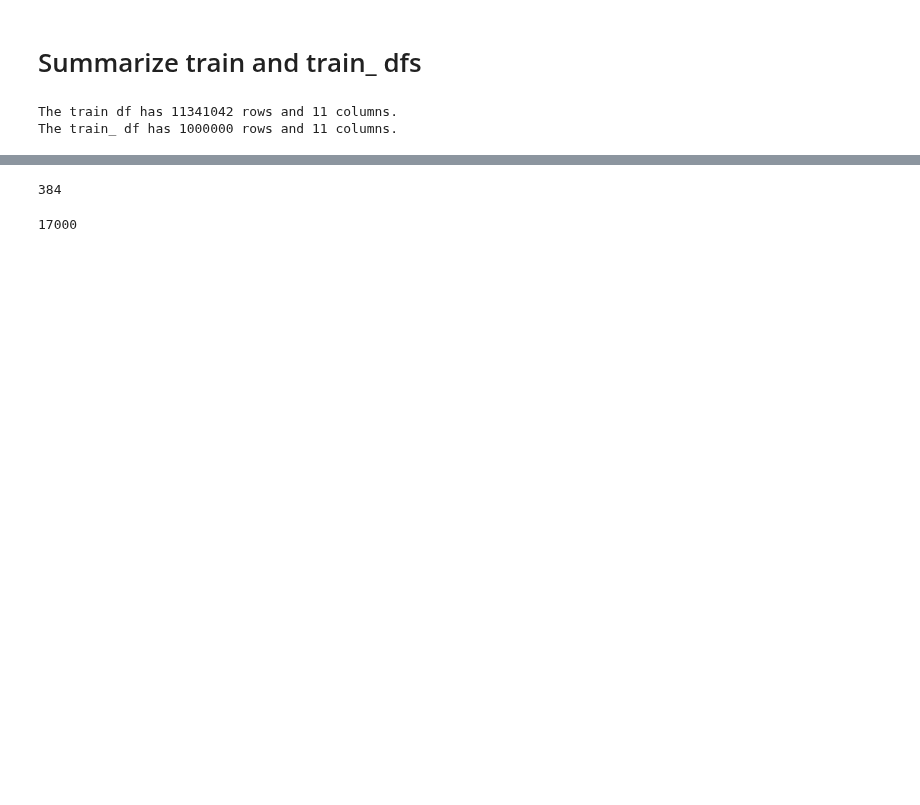
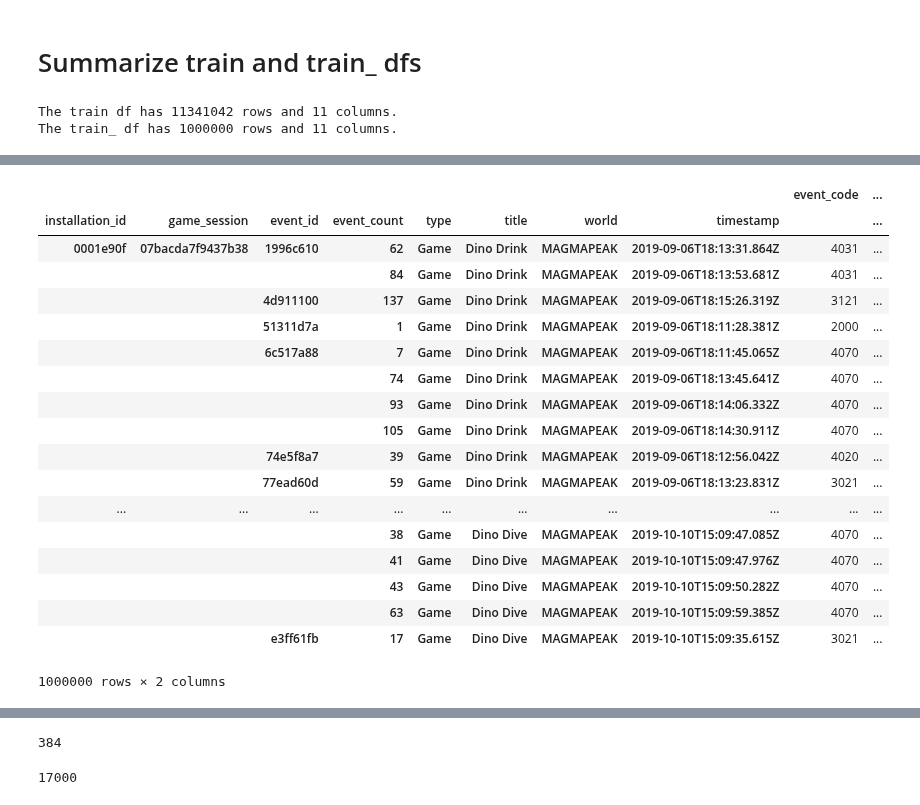
Before and after one commit to cats-in-the-hat/PBS-KIDS2, a Jupyter notebook: faith_starter.ipynb, the cells around one changed output, grey strips where cells are left out. Saved outputs shown, nothing was run; the diff lists cells and outputs as text; code cells hidden in the pictures; blank space fills up the shorter version.

```diff
--- a/faith_starter.ipynb
+++ b/faith_starter.ipynb
@@ -73,0 +172,22 @@ train_.head(1)
+# %%
+train_.groupby(['installation_id', 'game_session','event_id','event_count', 'type','title']).mean()
+# %% [output]
+|  |  |  |  |  |  |  |  | event_code | ... |
+| installation_id | game_session | event_id | event_count | type | title | world | timestamp |  | ... |
+| 0001e90f | 07bacda7f9437b38 | 1996c610 | 62 | Game | Dino Drink | MAGMAPEAK | 2019-09-06T18:13:31.864Z | 4031 | ... |
+|  |  |  | 84 | Game | Dino Drink | MAGMAPEAK | 2019-09-06T18:13:53.681Z | 4031 | ... |
+|  |  | 4d911100 | 137 | Game | Dino Drink | MAGMAPEAK | 2019-09-06T18:15:26.319Z | 3121 | ... |
+|  |  | 51311d7a | 1 | Game | Dino Drink | MAGMAPEAK | 2019-09-06T18:11:28.381Z | 2000 | ... |
+|  |  | 6c517a88 | 7 | Game | Dino Drink | MAGMAPEAK | 2019-09-06T18:11:45.065Z | 4070 | ... |
+|  |  |  | 74 | Game | Dino Drink | MAGMAPEAK | 2019-09-06T18:13:45.641Z | 4070 | ... |
+|  |  |  | 93 | Game | Dino Drink | MAGMAPEAK | 2019-09-06T18:14:06.332Z | 4070 | ... |
+|  |  |  | 105 | Game | Dino Drink | MAGMAPEAK | 2019-09-06T18:14:30.911Z | 4070 | ... |
+|  |  | 74e5f8a7 | 39 | Game | Dino Drink | MAGMAPEAK | 2019-09-06T18:12:56.042Z | 4020 | ... |
+|  |  | 77ead60d | 59 | Game | Dino Drink | MAGMAPEAK | 2019-09-06T18:13:23.831Z | 3021 | ... |
+| ... | ... | ... | ... | ... | ... | ... | ... | ... | ... |
+|  |  |  | 38 | Game | Dino Dive | MAGMAPEAK | 2019-10-10T15:09:47.085Z | 4070 | ... |
+|  |  |  | 41 | Game | Dino Dive | MAGMAPEAK | 2019-10-10T15:09:47.976Z | 4070 | ... |
+|  |  |  | 43 | Game | Dino Dive | MAGMAPEAK | 2019-10-10T15:09:50.282Z | 4070 | ... |
+|  |  |  | 63 | Game | Dino Dive | MAGMAPEAK | 2019-10-10T15:09:59.385Z | 4070 | ... |
+|  |  | e3ff61fb | 17 | Game | Dino Dive | MAGMAPEAK | 2019-10-10T15:09:35.615Z | 3021 | ... |
+1000000 rows × 2 columns
```
Also changed, not shown: parts of 28 cells of this notebook, 1 other file.
